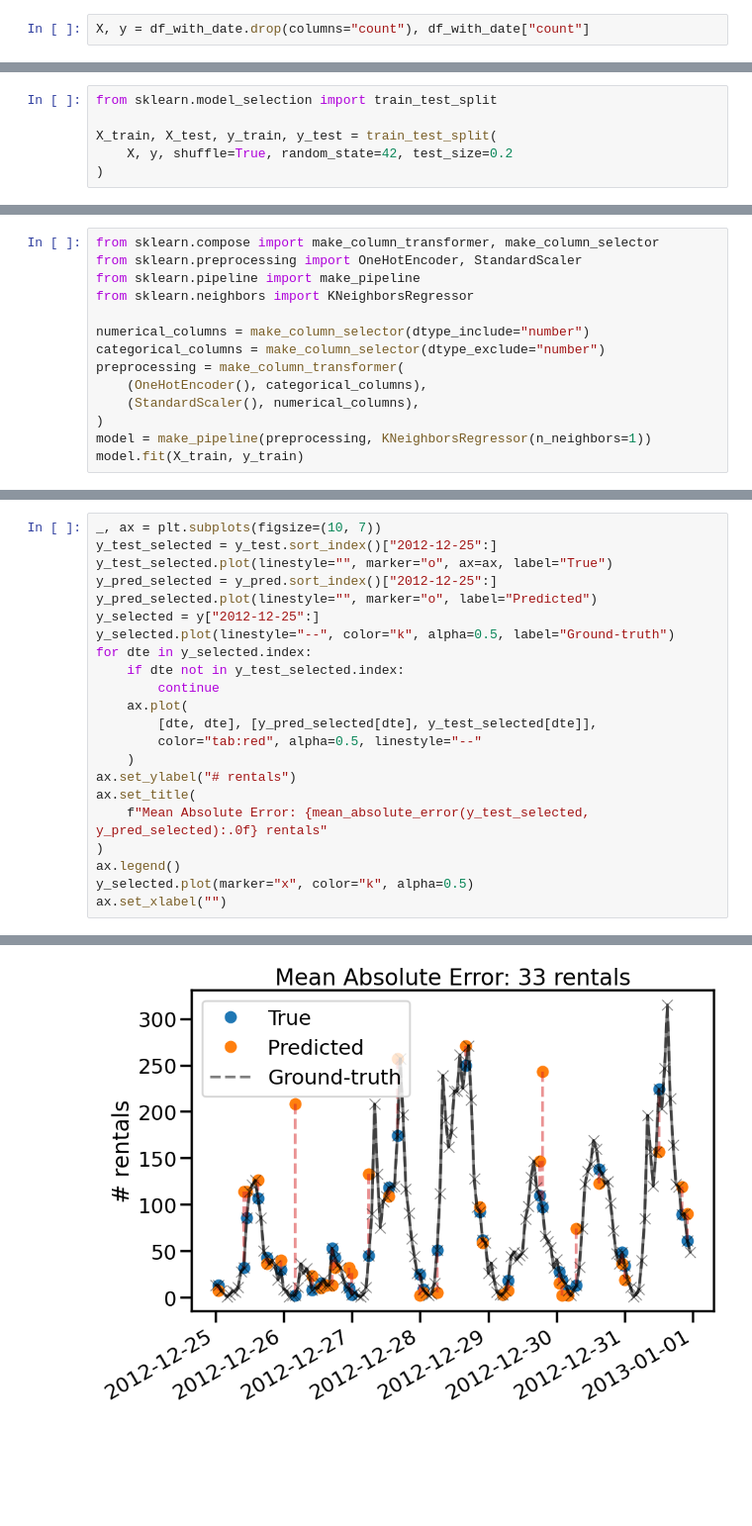
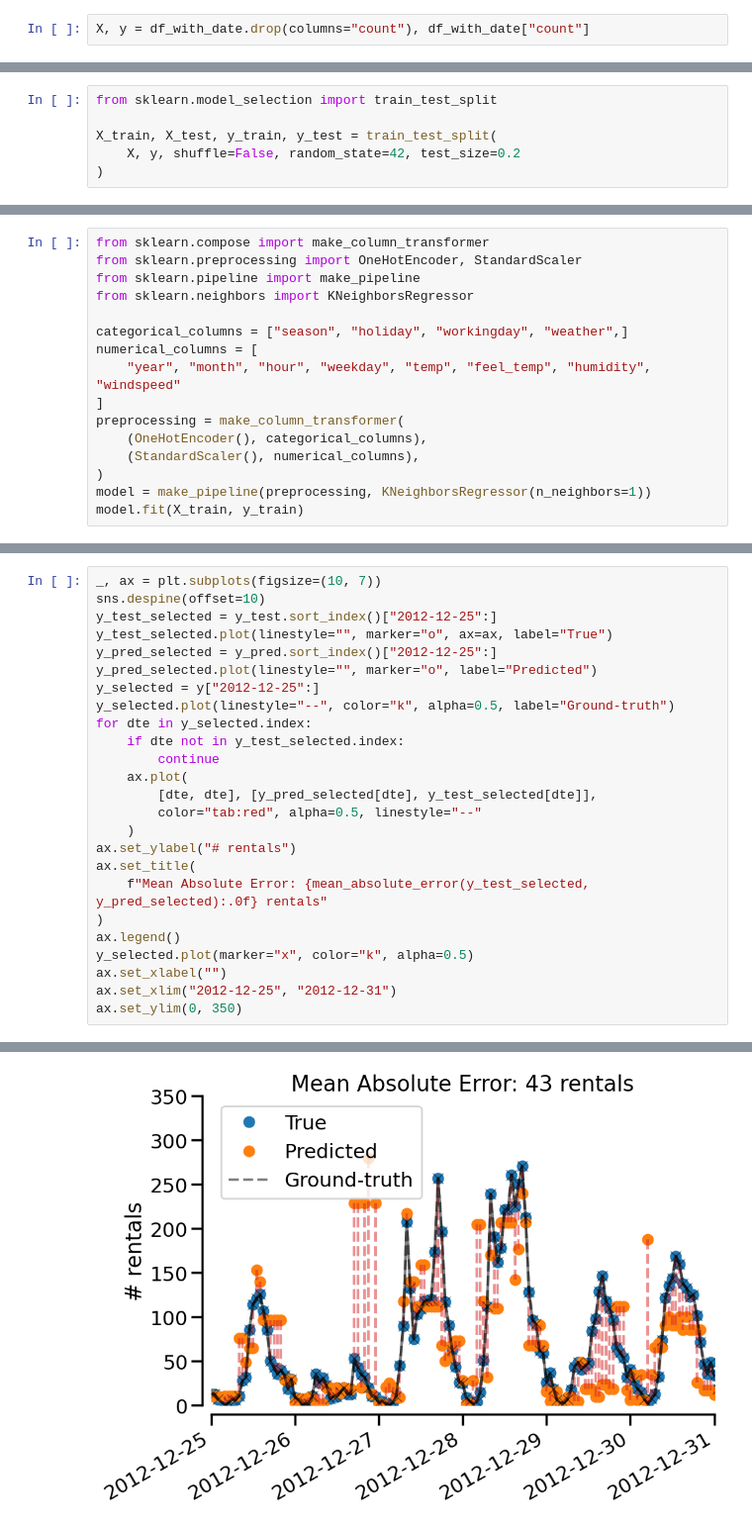
Before and after one commit to glemaitre/euroscipy-2022-time-series, a Jupyter notebook: plot_time_series_feature_engineering.ipynb, the cells around one changed output, grey strips where cells are left out. Shown: that part at 99% size. Saved outputs shown, nothing was run; the diff lists cells and outputs as text; blank space fills up the shorter version.

```diff
--- a/plot_time_series_feature_engineering.ipynb
+++ b/plot_time_series_feature_engineering.ipynb
@@ -1084,5 +1079,5 @@ _ = ax.set_title("Bike rentals for the first week")
 from sklearn.model_selection import train_test_split
 
 X_train, X_test, y_train, y_test = train_test_split(
-    X, y, shuffle=True, random_state=42, test_size=0.2
+    X, y, shuffle=False, random_state=42, test_size=0.2
 )
@@ -1089,11 +1094,13 @@ X_train, X_test, y_train, y_test = train_test_split(
 # %%
-from sklearn.compose import make_column_transformer, make_column_selector
+from sklearn.compose import make_column_transformer
 from sklearn.preprocessing import OneHotEncoder, StandardScaler
 from sklearn.pipeline import make_pipeline
 from sklearn.neighbors import KNeighborsRegressor
 
-numerical_columns = make_column_selector(dtype_include="number")
-categorical_columns = make_column_selector(dtype_exclude="number")
+categorical_columns = ["season", "holiday", "workingday", "weather",]
+numerical_columns = [
+    "year", "month", "hour", "weekday", "temp", "feel_temp", "humidity", "windspeed"
+]
 preprocessing = make_column_transformer(
     (OneHotEncoder(), categorical_columns),
     (StandardScaler(), numerical_columns),
@@ -1119,5 +1130,6 @@ mean_absolute_error(y_test, y_pred)
 # %%
 _, ax = plt.subplots(figsize=(10, 7))
+sns.despine(offset=10)
 y_test_selected = y_test.sort_index()["2012-12-25":]
 y_test_selected.plot(linestyle="", marker="o", ax=ax, label="True")
 y_pred_selected = y_pred.sort_index()["2012-12-25":]
@@ -1138,4 +1150,6 @@ ax.set_title(
 ax.legend()
 y_selected.plot(marker="x", color="k", alpha=0.5)
 ax.set_xlabel("")
+ax.set_xlim("2012-12-25", "2012-12-31")
+ax.set_ylim(0, 350)
 # %% [output]
@@ -1143 +1157 @@ Text(0.5, 0, '')
-[figure, old version]
+[figure, new version]
```
Also changed, not shown: parts of 13 cells of this notebook, 1 other file.
